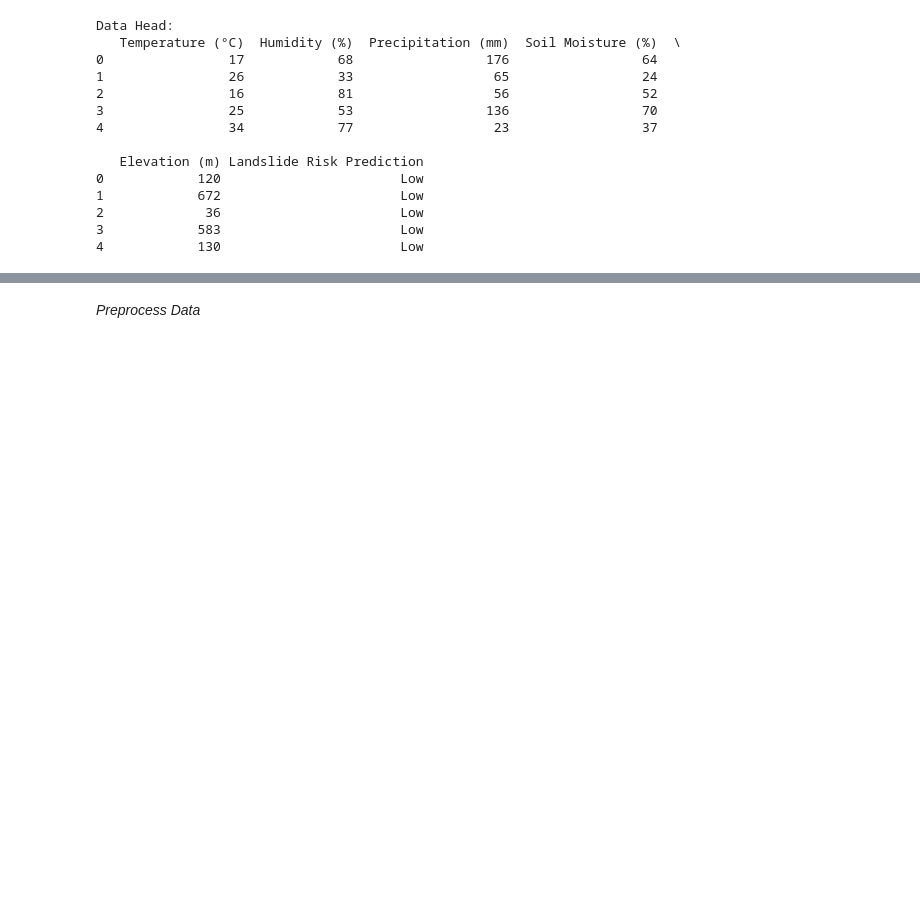
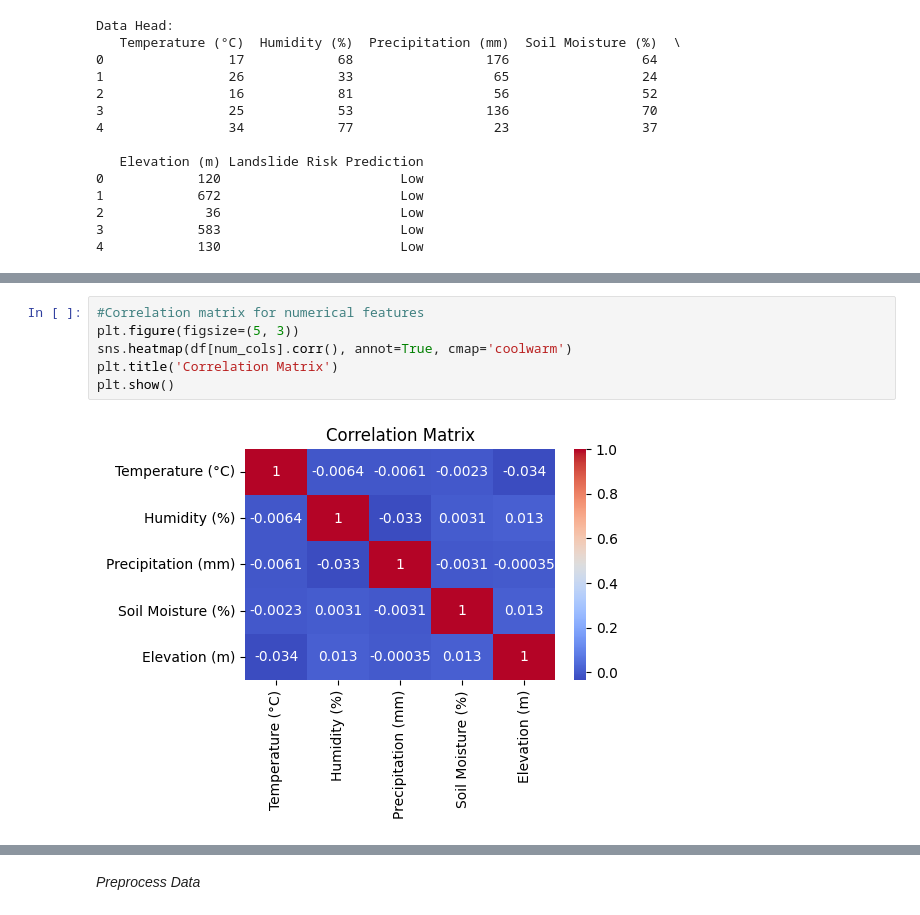
Before and after one commit to knssiriakshaya/Landslide_Risk_Prediction, a Jupyter notebook: Landslide_Risk_Prediction.ipynb, the cells around one changed output, grey strips where cells are left out. Cells and saved outputs as stored; diff of their text form; blank space fills up the shorter version.

```diff
--- a/Landslide_Risk_Prediction.ipynb
+++ b/Landslide_Risk_Prediction.ipynb
@@ -100,0 +161,8 @@ Total Missing Values Count: 0
+# %%
+#Correlation matrix for numerical features
+plt.figure(figsize=(5, 3))
+sns.heatmap(df[num_cols].corr(), annot=True, cmap='coolwarm')
+plt.title('Correlation Matrix')
+plt.show()
+# %% [output]
+[figure, added]
```
Also changed, not shown: parts of 16 cells of this notebook.
